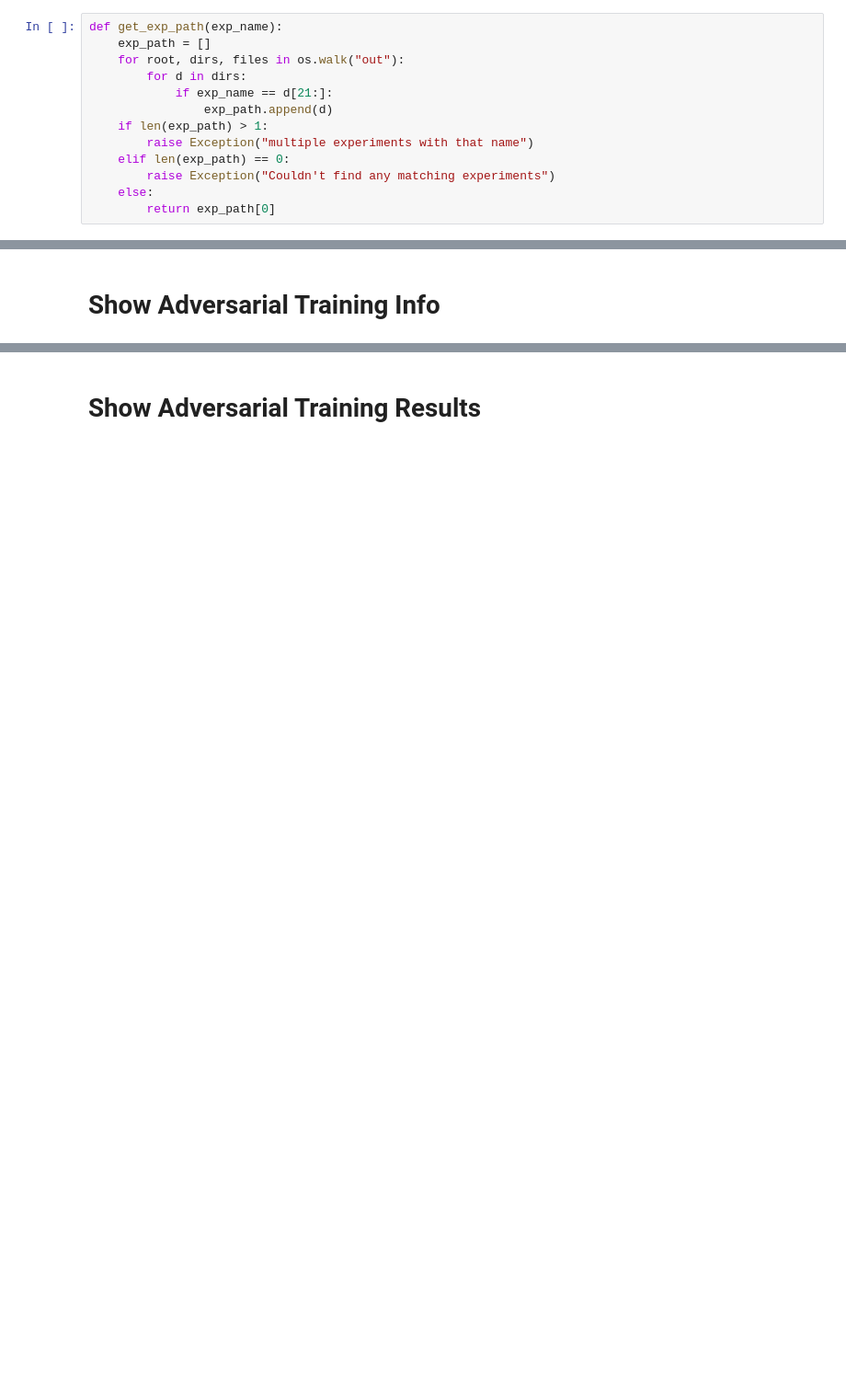
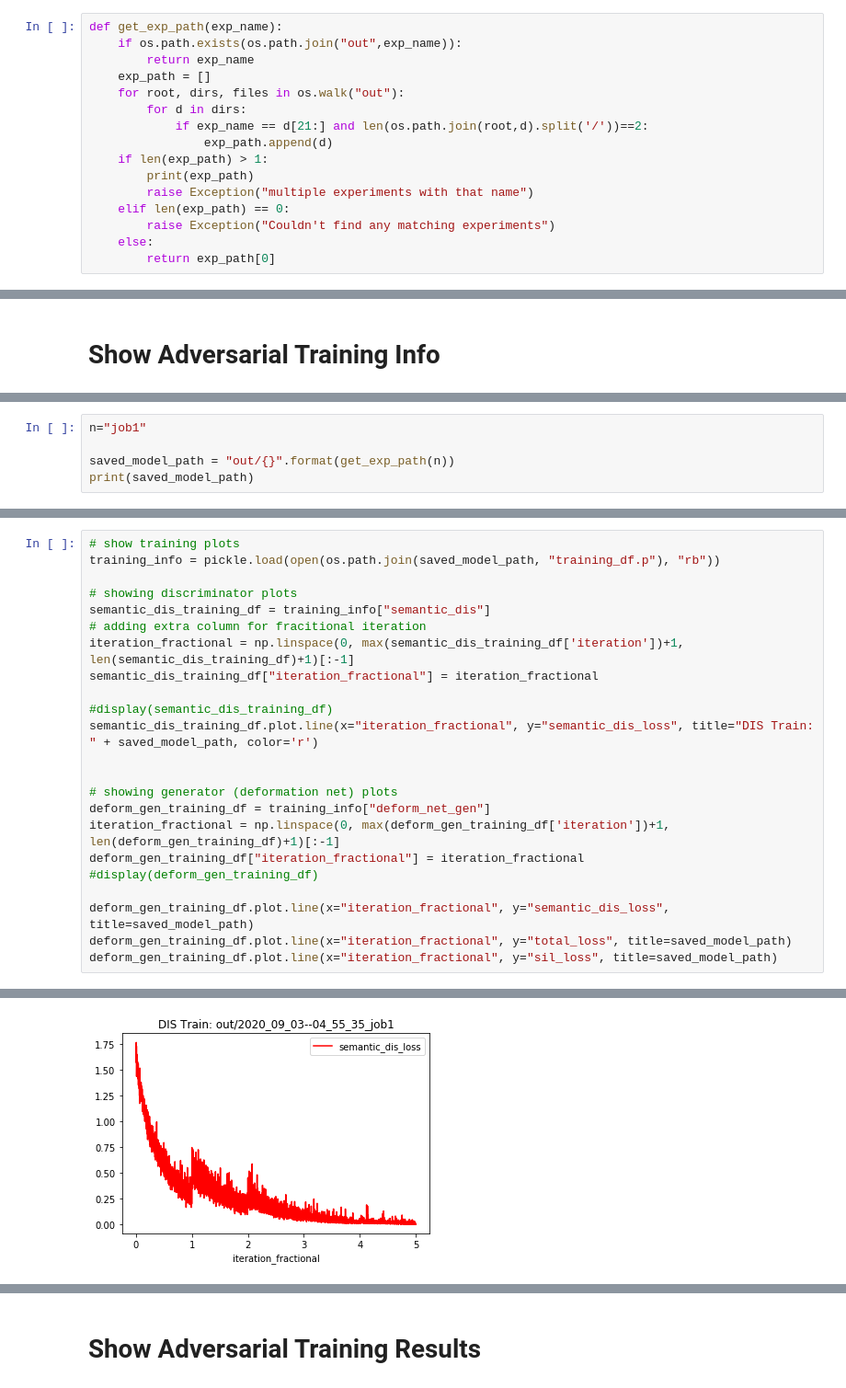
Before and after one commit to b7leung/sil_consistent_at_inference, a Jupyter notebook: notebooks/Adversarial Semantic Descriminator Debug.ipynb, the cells around one changed output, grey strips where cells are left out. Shown at 92% size. Drawn from its saved outputs; the diff is of its cells as text; blank space fills up the shorter version.

```diff
--- a/notebooks/Adversarial Semantic Descriminator Debug.ipynb
+++ b/notebooks/Adversarial Semantic Descriminator Debug.ipynb
@@ -39,12 +40,15 @@ from deformation.semantic_discriminator_net import SemanticDiscriminatorNetwork
 from adversarial.datasets import GenerationDataset, ShapenetRendersDataset
 # %%
 def get_exp_path(exp_name):
+    if os.path.exists(os.path.join("out",exp_name)):
+        return exp_name
     exp_path = []
     for root, dirs, files in os.walk("out"):
         for d in dirs:
-            if exp_name == d[21:]:
+            if exp_name == d[21:] and len(os.path.join(root,d).split('/'))==2:
                 exp_path.append(d)
     if len(exp_path) > 1:
+        print(exp_path)
         raise Exception("multiple experiments with that name")
     elif len(exp_path) == 0:
         raise Exception("Couldn't find any matching experiments")
@@ -121,0 +64,5 @@ deform_gen_training_df.plot.line(y="lr", title=saved_model_path)
+# %%
+n="job1"
+
+saved_model_path = "out/{}".format(get_exp_path(n))
+print(saved_model_path)
@@ -121,0 +71,24 @@ deform_gen_training_df.plot.line(y="lr", title=saved_model_path)
+# %%
+# show training plots
+training_info = pickle.load(open(os.path.join(saved_model_path, "training_df.p"), "rb"))
+
+# showing discriminator plots
+semantic_dis_training_df = training_info["semantic_dis"]
+# adding extra column for fracitional iteration
+iteration_fractional = np.linspace(0, max(semantic_dis_training_df['iteration'])+1, len(semantic_dis_training_df)+1)[:-1]
+semantic_dis_training_df["iteration_fractional"] = iteration_fractional
+
+#display(semantic_dis_training_df)
+semantic_dis_training_df.plot.line(x="iteration_fractional", y="semantic_dis_loss", title="DIS Train: " + saved_model_path, color='r')
+
+
+# showing generator (deformation net) plots
+deform_gen_training_df = training_info["deform_net_gen"]
+iteration_fractional = np.linspace(0, max(deform_gen_training_df['iteration'])+1, len(deform_gen_training_df)+1)[:-1]
+deform_gen_training_df["iteration_fractional"] = iteration_fractional
+#display(deform_gen_training_df)
+
+deform_gen_training_df.plot.line(x="iteration_fractional", y="semantic_dis_loss", title=saved_model_path)
+deform_gen_training_df.plot.line(x="iteration_fractional", y="total_loss", title=saved_model_path)
+deform_gen_training_df.plot.line(x="iteration_fractional", y="sil_loss", title=saved_model_path)
+# %% [output]
@@ -121,0 +96 @@ deform_gen_training_df.plot.line(y="lr", title=saved_model_path)
+[figure, added]
```
Also changed, not shown: parts of 10 cells of this notebook, 12 other files.
